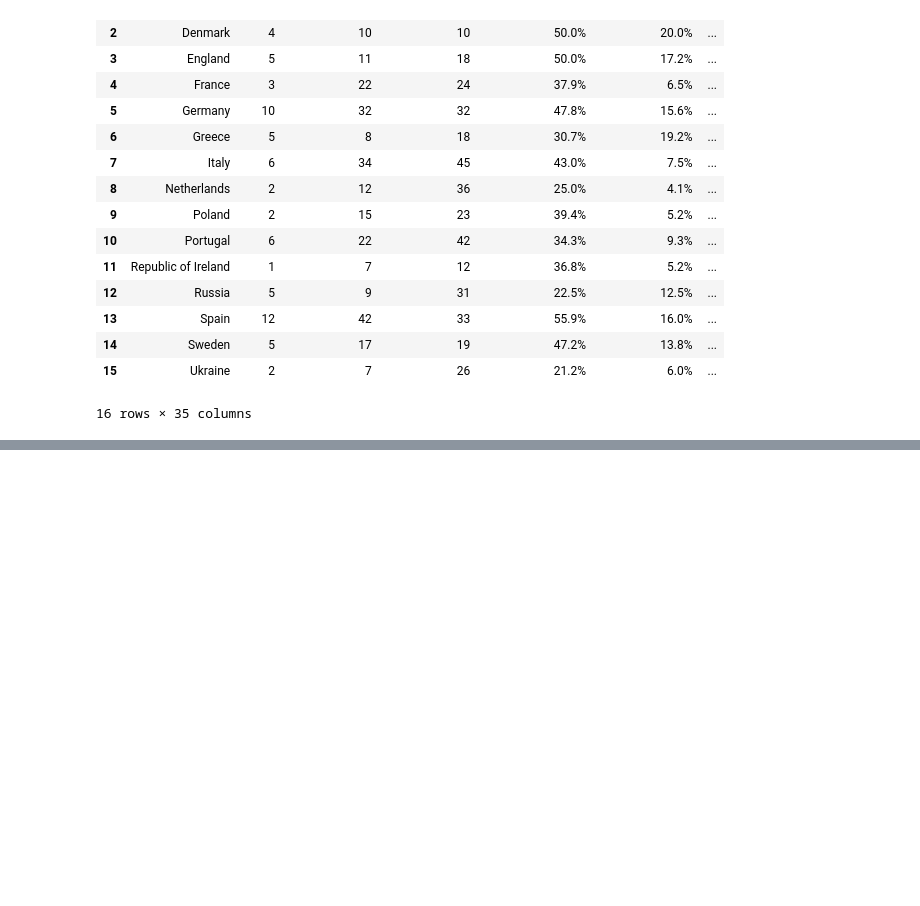
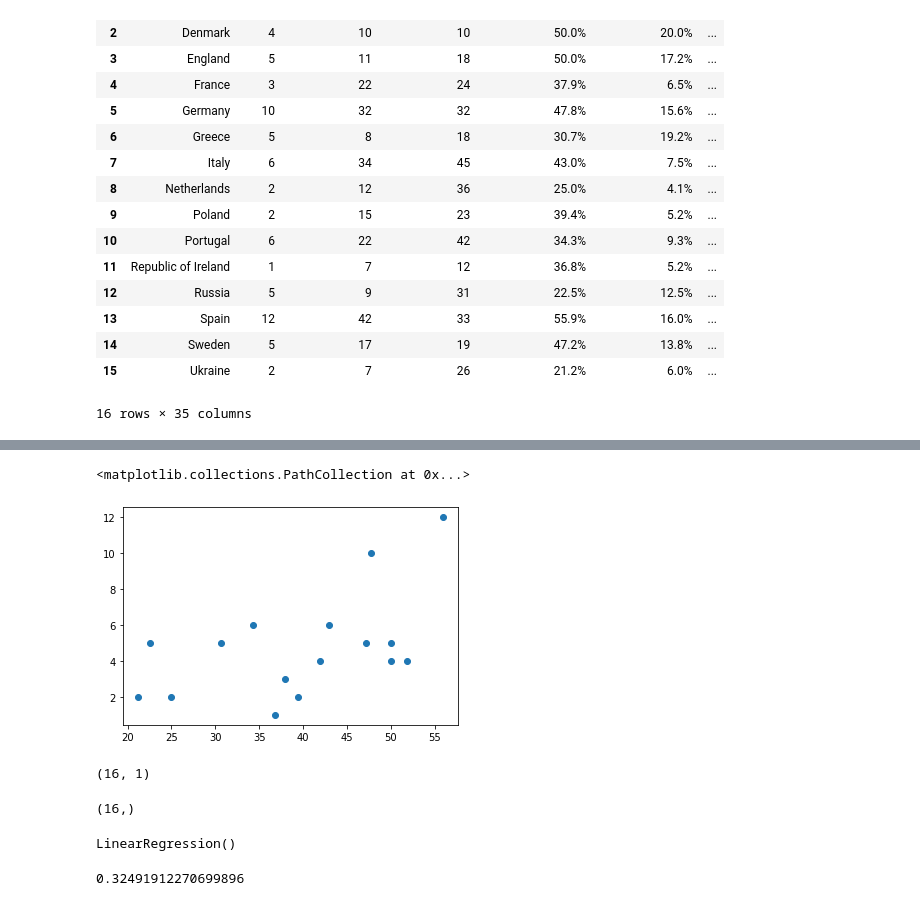
Before and after one commit to mardeldom/data_science_student_nov_2020, a Jupyter notebook: week9/day4/exercises/3.football_stats.ipynb, the cells around one changed output, grey strips where cells are left out. Drawn from its saved outputs; the diff is of its cells as text; code cells hidden in the pictures; blank space fills up the shorter version.

```diff
--- a/week9/day4/exercises/3.football_stats.ipynb
+++ b/week9/day4/exercises/3.football_stats.ipynb
@@ -38,0 +207,3 @@ df
+# %%
+dt2= dt[["Goals", "Shooting Accuracy"]]
+dt2
@@ -38,0 +228,15 @@ df
+# %%
+plt.scatter(dt2["Shooting Accuracy"], dt2.Goals)
+# %% [output]
+<matplotlib.collections.PathCollection at 0x...>
+[figure, added]
+# %%
+X= dt2[["Shooting Accuracy"]]
+X.shape
+# %% [output]
+(16, 1)
+# %%
+y= dt2["Goals"]
+y.shape
+# %% [output]
+(16,)
@@ -38,0 +246,9 @@ df
+# %%
+lr= LinearRegression()
+lr.fit(X_train, y_train)
+# %% [output]
+LinearRegression()
+# %%
+lr.score(X_train, y_train)
+# %% [output]
+0.32491912270699896
```
Also changed, not shown: parts of 58 cells of this notebook, 13 other files.
